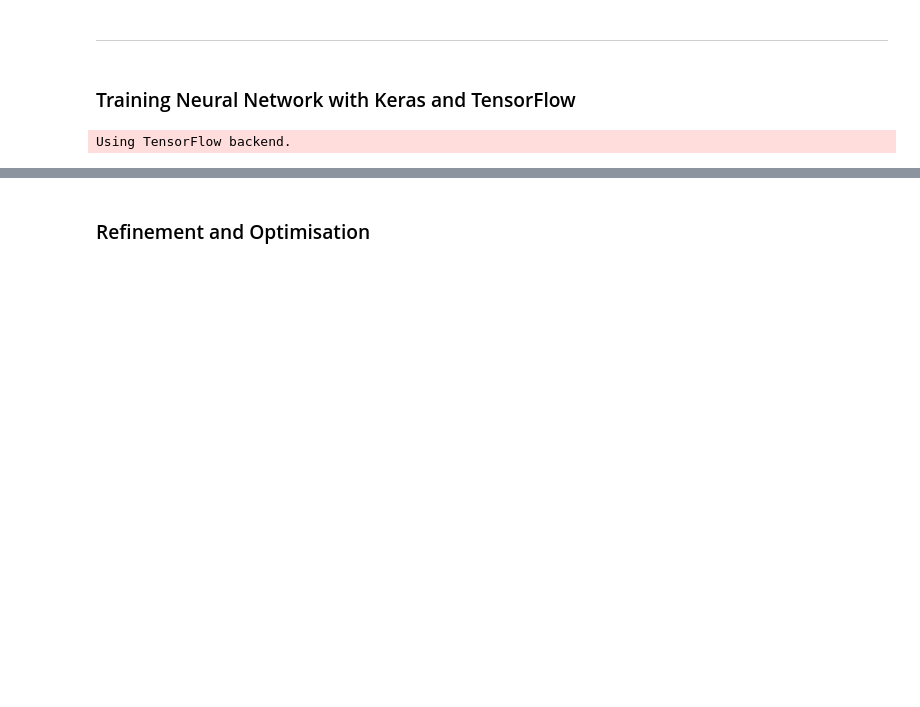
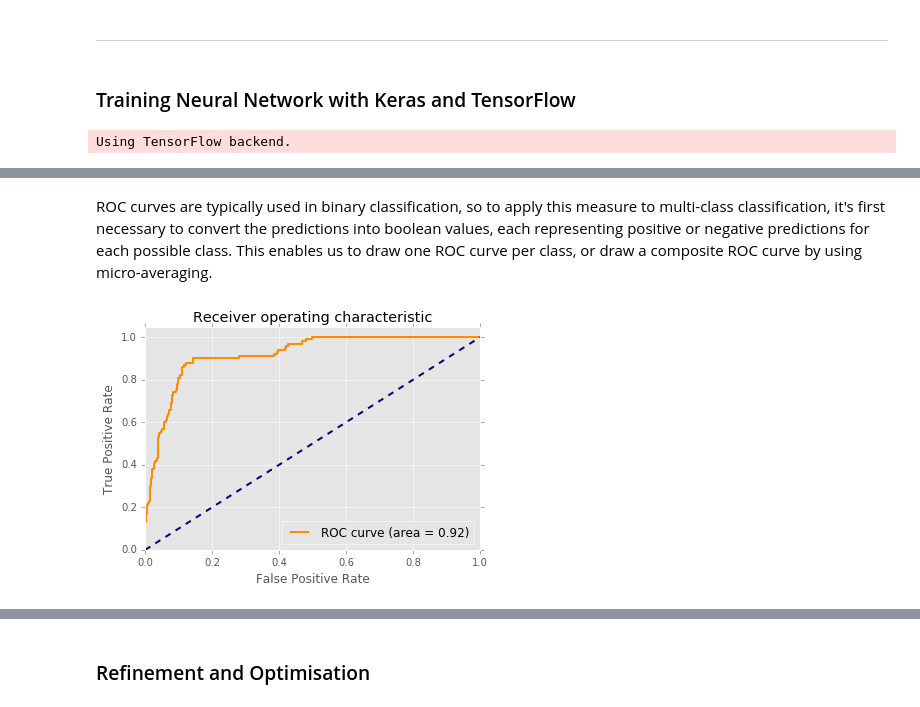
Before and after one commit to jaron/deep-listening, a Jupyter notebook: 2-us8k-ffn-train-predict.ipynb, the cells around one changed output, grey strips where cells are left out. Drawn from its saved outputs; the diff is of its cells as text; code cells hidden in the pictures; blank space fills up the shorter version.

```diff
--- a/2-us8k-ffn-train-predict.ipynb
+++ b/2-us8k-ffn-train-predict.ipynb
@@ -180,0 +192,29 @@ F-Score: 0.645
+# %% [markdown]
+ROC curves are typically used in binary classification, so to apply this measure to multi-class classification, it's first necessary to convert the predictions into boolean values, each representing positive or negative predictions for each possible class. This enables us to draw one ROC curve per class, or draw a composite ROC curve by using micro-averaging.
+# %%
+from sklearn.metrics import roc_curve, auc
+
+fpr = dict()
+tpr = dict()
+roc_auc = dict()
+for i in range(n_classes):
+    fpr[i], tpr[i], _ = roc_curve(test_y[:, i], y_prob[:, i])
+    roc_auc[i] = auc(fpr[i], tpr[i])
+
+# Compute micro-average ROC curve and ROC area
+fpr["micro"], tpr["micro"], _ = roc_curve(test_y.ravel(), y_prob.ravel())
+roc_auc["micro"] = auc(fpr["micro"], tpr["micro"])
+
+plt.figure()
+lw = 2
+plt.plot(fpr[2], tpr[2], color='darkorange', lw=lw, label='ROC curve (area = %0.2f)' % roc_auc[2])
+plt.plot([0, 1], [0, 1], color='navy', lw=lw, linestyle='--')
+plt.xlim([0.0, 1.0])
+plt.ylim([0.0, 1.05])
+plt.xlabel('False Positive Rate')
+plt.ylabel('True Positive Rate')
+plt.title('Receiver operating characteristic')
+plt.legend(loc="lower right")
+plt.show()
+# %% [output]
+[figure, added]
```
Also changed, not shown: parts of 16 cells of this notebook.
